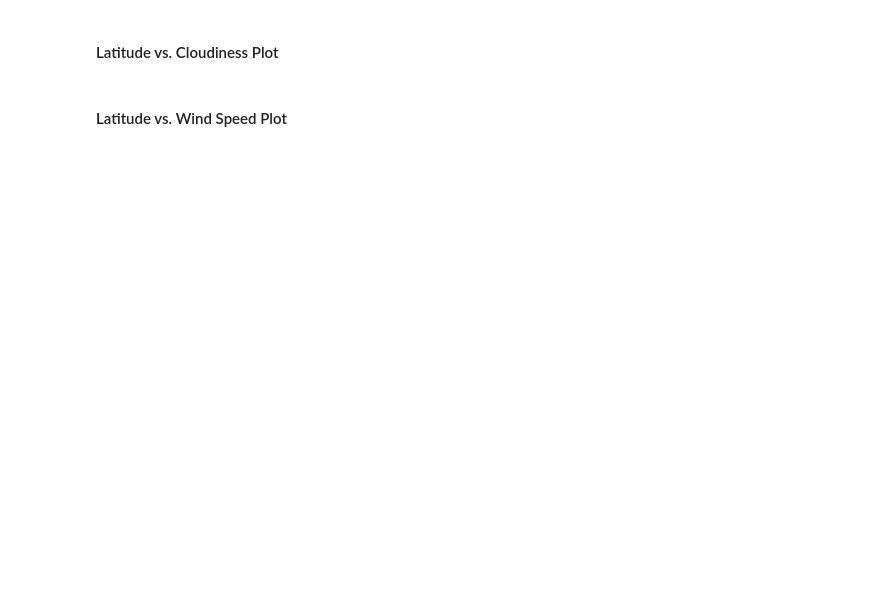
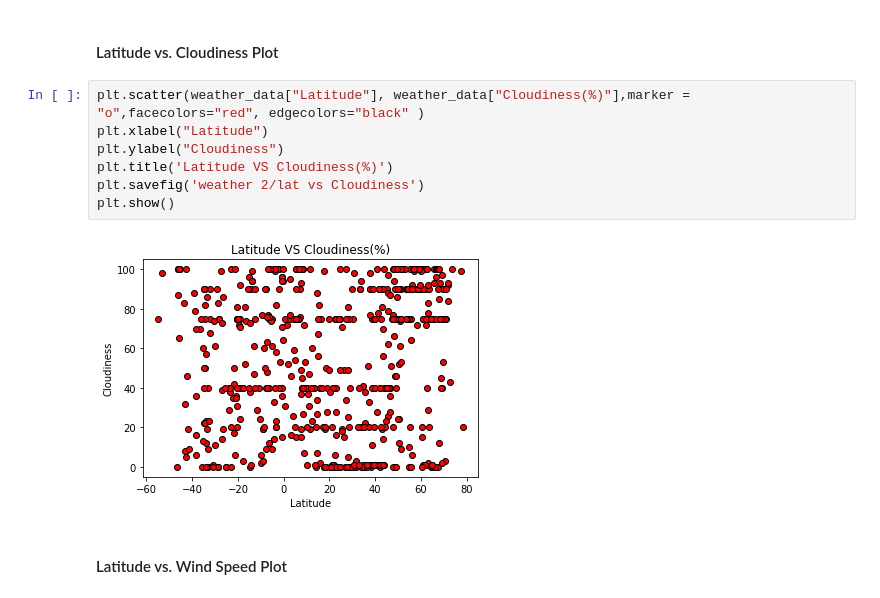
Before and after one commit to whysoq520/databootcamp-homework, a Jupyter notebook: python-api-challenge/WeatherPy/starter_code/Weatherpy2.ipynb, the cells around one changed output. Saved outputs shown, nothing was run; the diff lists cells and outputs as text; blank space fills up the shorter version.

```diff
--- a/python-api-challenge/WeatherPy/starter_code/Weatherpy2.ipynb
+++ b/python-api-challenge/WeatherPy/starter_code/Weatherpy2.ipynb
@@ -136,4 +154,13 @@ weather_data.to_csv("weather 2/weather_data.csv",index=False, header=True)
 # %% [markdown]
 #### Latitude vs. Cloudiness Plot
+# %%
+plt.scatter(weather_data["Latitude"], weather_data["Cloudiness(%)"],marker = "o",facecolors="red", edgecolors="black" )
+plt.xlabel("Latitude")
+plt.ylabel("Cloudiness")
+plt.title('Latitude VS Cloudiness(%)')
+plt.savefig('weather 2/lat vs Cloudiness')
+plt.show()
+# %% [output]
+[figure, added]
 # %% [markdown]
 #### Latitude vs. Wind Speed Plot
```
Also changed, not shown: parts of 4 cells of this notebook.
